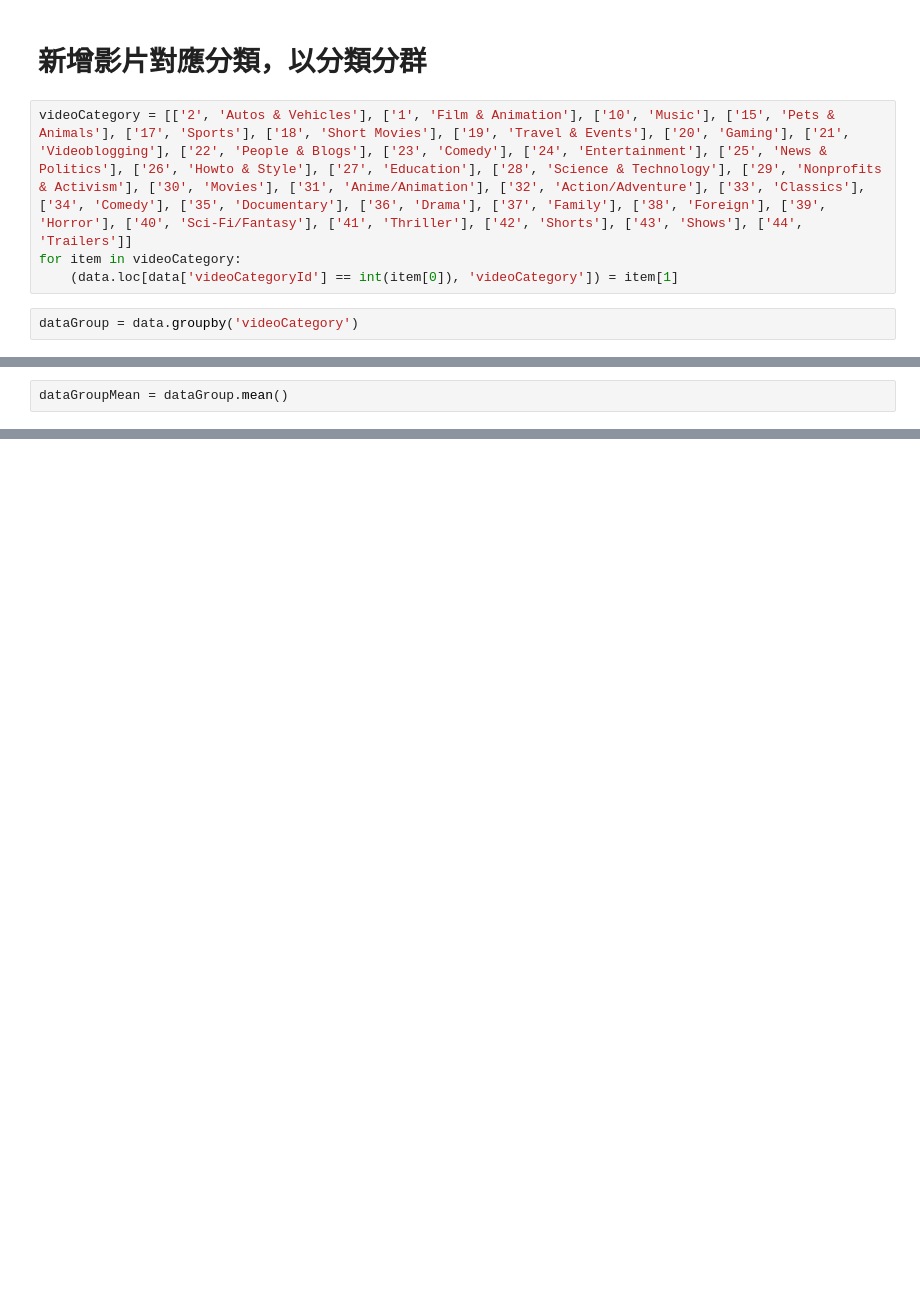
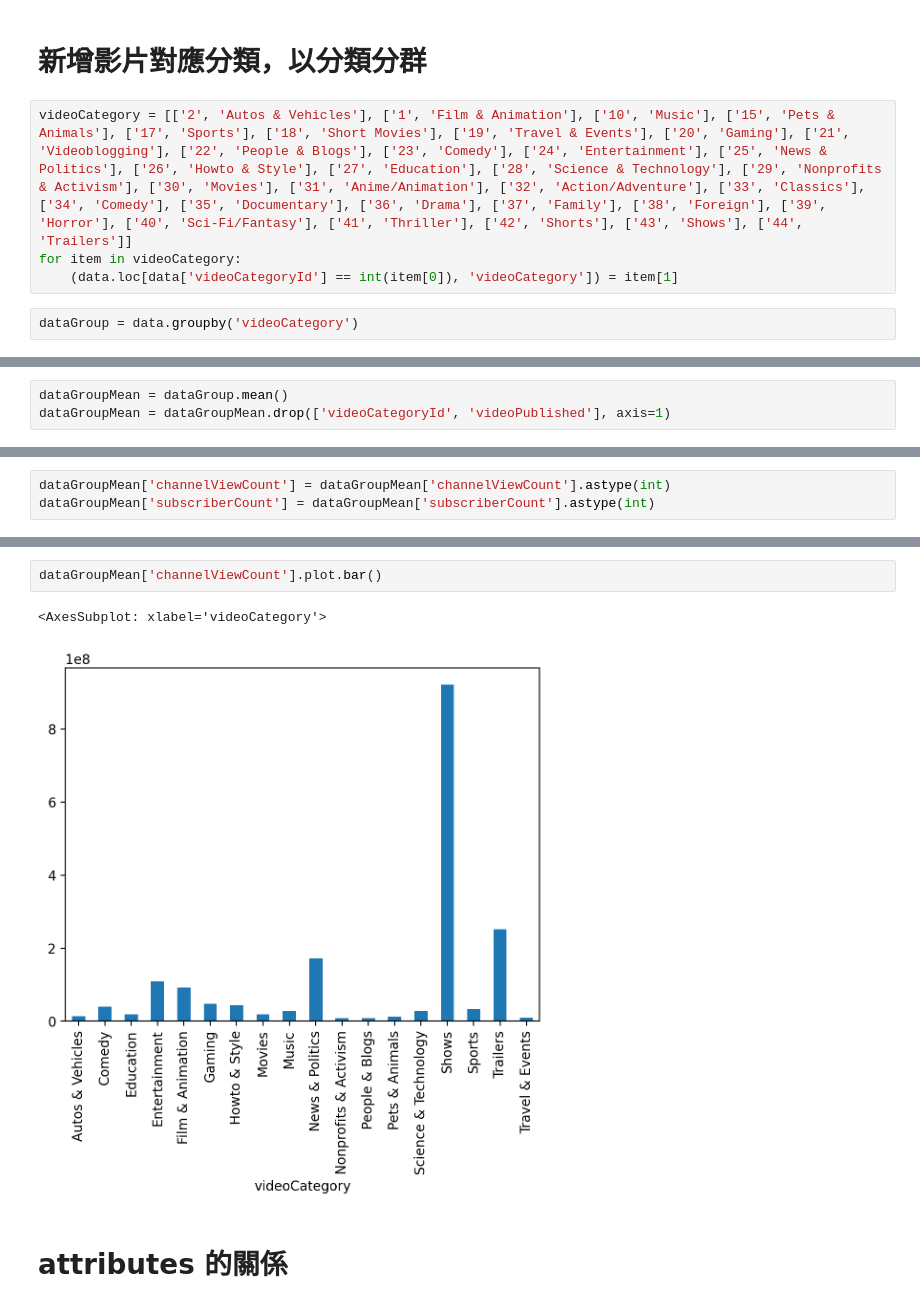
Before and after one commit to larrylai19/1111-DataMining-Final, a Jupyter notebook: Untitled.ipynb, the cells around one changed output, grey strips where cells are left out. Cells and saved outputs as stored; diff of their text form; blank space fills up the shorter version.

```diff
--- a/Untitled.ipynb
+++ b/Untitled.ipynb
@@ -90,2 +97,3 @@ Name: UCUC0f5Lu42bIi9IClnYP4zw, dtype: object
 # %%
 dataGroupMean = dataGroup.mean()
+dataGroupMean = dataGroupMean.drop(['videoCategoryId', 'videoPublished'], axis=1)
@@ -120,0 +100,3 @@ dataGroup.get_group('Movies')
+# %%
+dataGroupMean['channelViewCount'] = dataGroupMean['channelViewCount'].astype(int)
+dataGroupMean['subscriberCount'] = dataGroupMean['subscriberCount'].astype(int)
@@ -120,0 +124,7 @@ dataGroup.get_group('Movies')
+# %%
+dataGroupMean['channelViewCount'].plot.bar()
+# %% [output]
+<AxesSubplot: xlabel='videoCategory'>
+[figure, added]
+# %% [markdown]
+# attributes 的關係
```
Also changed, not shown: parts of 13 cells of this notebook, 7 other files.
